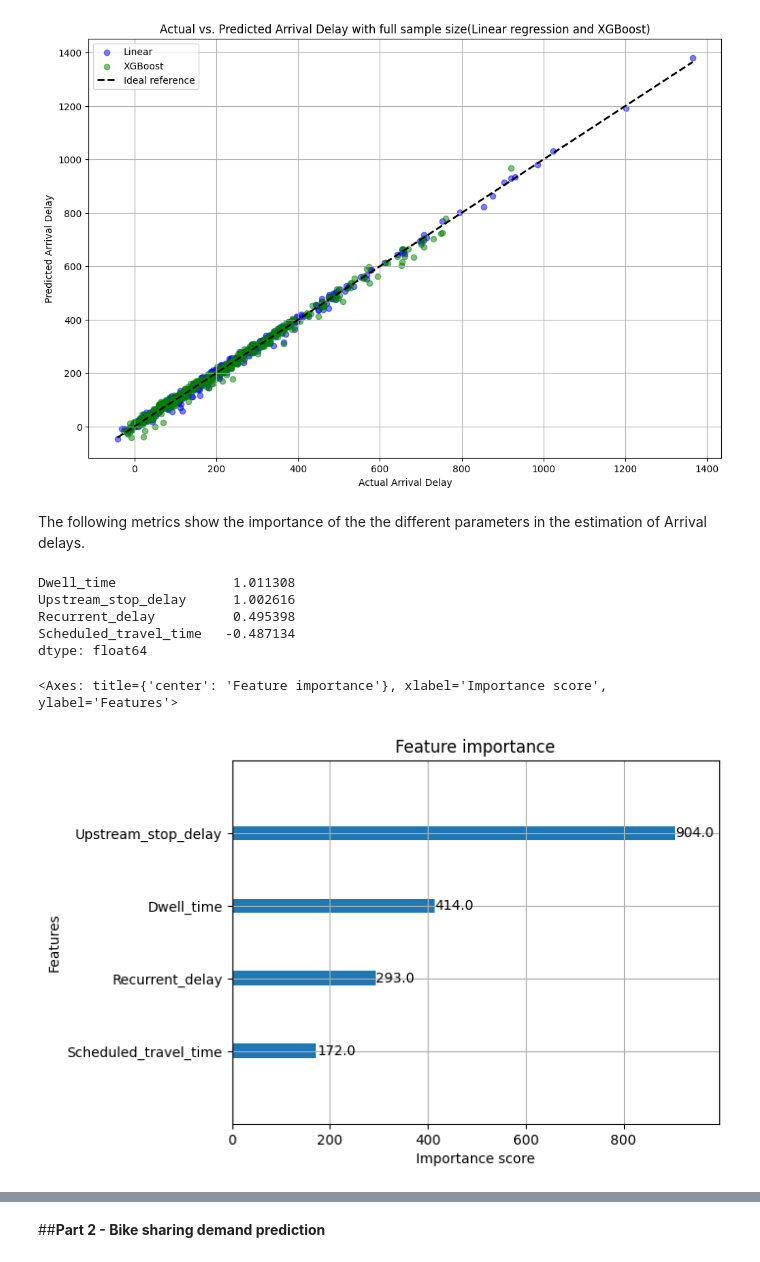
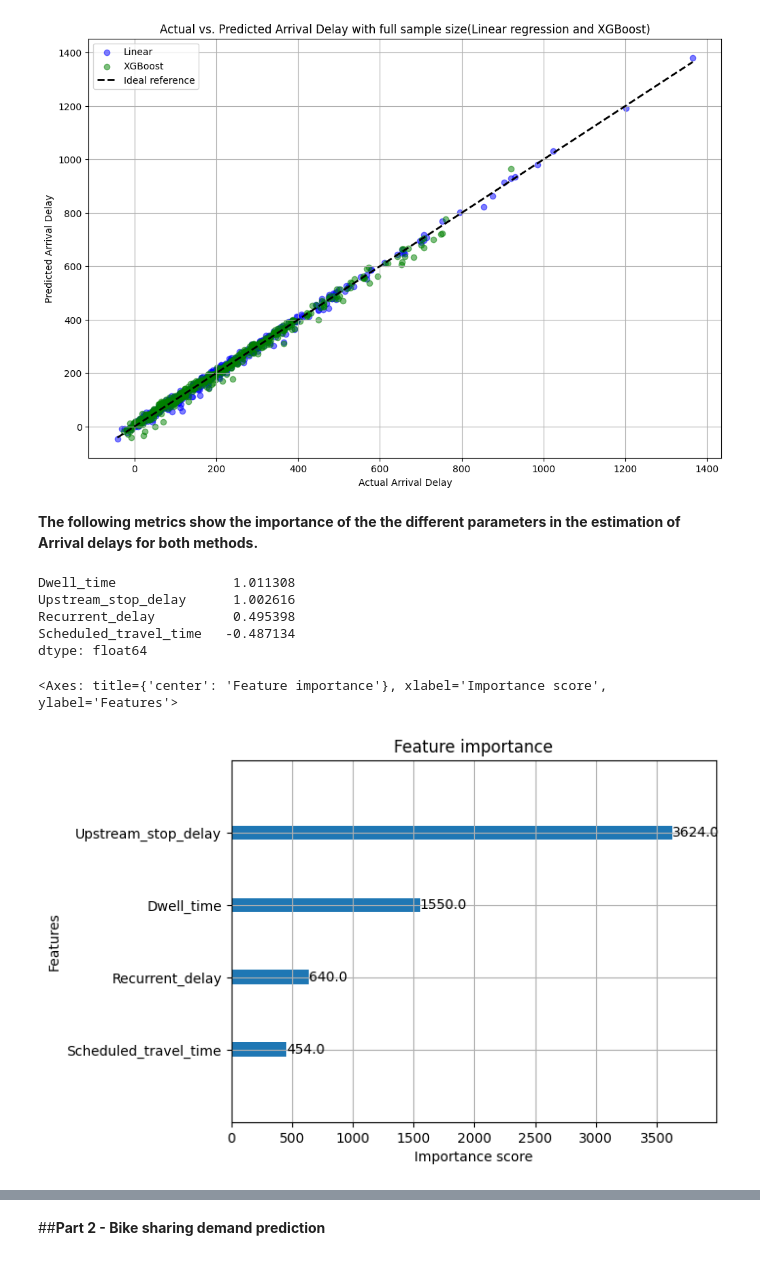
Before and after one commit to Gioalf/AH2179, a Jupyter notebook: Assignment1.ipynb, the cells around one changed output, grey strips where cells are left out. Drawn from its saved outputs; the diff is of its cells as text; code cells hidden in the pictures.

```diff
--- a/Assignment1.ipynb
+++ b/Assignment1.ipynb
@@ -155,7 +137,7 @@ plt.show()
 # %% [output]
 [figure]
 # %% [markdown]
-The following metrics show the importance of the the different parameters in the estimation of Arrival delays.
+**The following metrics show the importance of the the different parameters in the estimation of Arrival delays for both methods.**
 # %%
 importance = pd.Series(model.coef_, index=x.columns)
 print(importance.sort_values(ascending=False))
@@ -166,7 +148,7 @@ Recurrent_delay          0.495398
 Scheduled_travel_time   -0.487134
 dtype: float64
 # %%
-xgb.plot_importance(best_xgb_model)
+xgb.plot_importance(best_xgb_model, importance_type='weight')
 # %% [output]
 <Axes: title={'center': 'Feature importance'}, xlabel='Importance score', ylabel='Features'>
-[figure, old version]
+[figure, new version]
```
Also changed, not shown: parts of 14 cells of this notebook.
